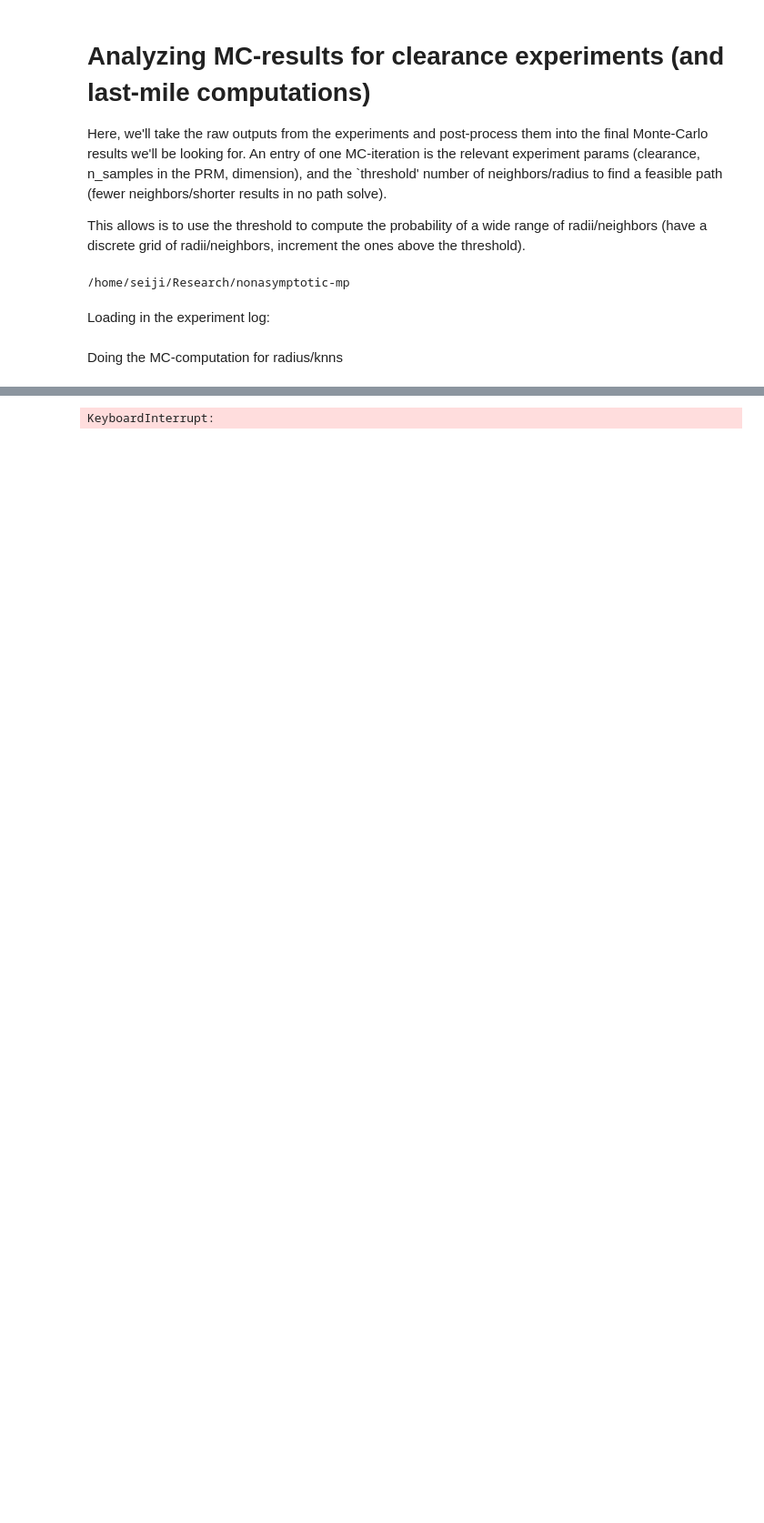
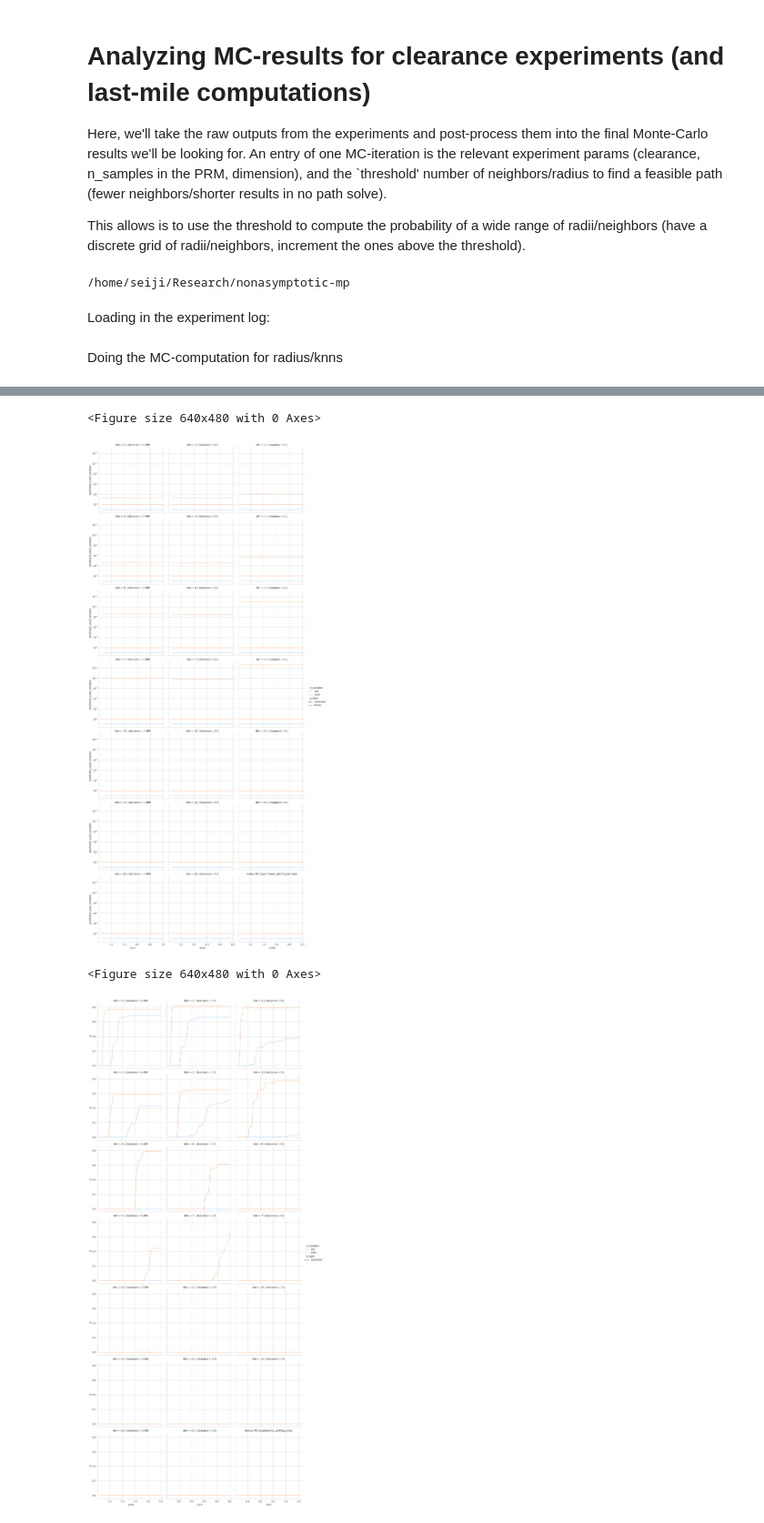
Before and after one commit to robustrobotics/nonasymptotic-mp, a Jupyter notebook: notebooks/narrow_clearance_exps_results.ipynb, the cells around one changed output, grey strips where cells are left out. Shown at 91% size. Drawn from its saved outputs; the diff is of its cells as text; code cells hidden in the pictures; blank space fills up the shorter version.

```diff
--- a/notebooks/narrow_clearance_exps_results.ipynb
+++ b/notebooks/narrow_clearance_exps_results.ipynb
@@ -101,5 +105,6 @@ looseness for that scenario. NOTE: We tried this, and it turns out the numerical
 # %%
-from nonasymptotic.bound import compute_sauer_shelah_bound_log2, compute_vol_unit_sphere
+from nonasymptotic.bound import compute_sauer_shelah_bound_log2, compute_vol_unit_sphere, \
+    doubling_sample_search_over_log2_prob_bound
 from nonasymptotic.envs import NarrowPassage
 
 # recompile the results into a dataframe and then use seaborn to plot.
@@ -118,44 +123,70 @@ for prm_type, _clearance, dim, n_samples in estimate_dict.keys():
         "p": estimates,
         "conn": np.arange(max_knn) if prm_type == 'knn' else rads,
         "p_type": ["estimated"] * max_knn if prm_type == 'knn' else ["estimated"] * n_radii,
+        "n_samples": [n_samples] * max_knn if prm_type == 'knn' else [n_samples] * n_radii,
+        "predicted_used_samples": [n_samples] * max_knn if prm_type == 'knn' else [n_samples] * n_radii,
     }
 
-    if prm_type == 'radius':
+    if prm_type == 'radius' and dim <= 7: # needed since numerics of higher dims craps out computation
+#         print('processing: ' + str((prm_type, clearance, dim, n_samples)))
         # compute corresponding theoretical quantities (using smallest Sauer-Shelah expression)
         vol_env = NarrowPassage(dim, clearance, seed=1999).vol
-        net_rads = np.array([clearance / 4] * n_radii) #np.minimum(rads / 8, clearance / 4) # clip for net radius corresponding to clearance of the passage
+        net_rads = np.minimum(rads / 8, clearance / 4)  # clip for net radius corresponding to clearance of the passage
         rhos = (compute_vol_unit_sphere(dim) / vol_env) * (net_rads ** dim)
+
+        # compute what the bound would say now.
         log2_ss_probs = np.array([compute_sauer_shelah_bound_log2(n_samples, _rho, dim + 1) for _rho in rhos])
         ss_probs = 2 ** log2_ss_probs
+
+        # compute what the number samples _would_ be given the MC estimate.
+        ss_log2_bound_funcs = [lambda _ns: compute_sauer_shelah_bound_log2(_ns, _rho, dim + 1) for _rho in rhos]
+        pred_samples = [
+            doubling_sample_search_over_log2_prob_bound(_bf, _sp)
+            for _bf, _sp in zip(ss_log2_bound_funcs, estimates)
+        ]
+
         dict_for_df['p'] = np.concatenate([dict_for_df['p'], ss_probs])
         dict_for_df['conn'] = np.concatenate([dict_for_df['conn'], rads])
         dict_for_df['p_type'] += ["theory"] * n_radii
+        dict_for_df['n_samples'] += [n_samples] * n_radii
+        dict_for_df['predicted_used_samples'] += pred_samples
 
     # construct dataframe
     _df = pd.DataFrame(dict_for_df)
     _df['prm_type'] = prm_type
     _df['clearance'] = _clearance
     _df['dim'] = dim
-    _df['n_samples'] = n_samples
     plot_dfs.append(_df)
 plot_df = pd.concat(plot_dfs)
 
 # in this scenario, it makes sense to plot knn and radius prms separately
 radius_plot_df = plot_df[plot_df['prm_type'] == 'radius']
 knn_plot_df = plot_df[plot_df['prm_type'] == 'knn']
 
 plt.figure()
 sns.set_theme(style="whitegrid")
-sns.relplot(data=radius_plot_df, x='conn', y='p', row='dim', col='clearance', hue='n_samples',  style='p_type',
+g = sns.relplot(data=radius_plot_df, x='conn', y='predicted_used_samples', row='dim', col='clearance', hue='n_samples', style="p_type",
             kind='line', palette=sns.color_palette("pastel"))
-plt.title('Radius MC Experiments')
+g.set(yscale='log')
+plt.title('Radius MC Experiments, plotting Samples')
+plt.show()
+
+# here, the theoretical bound is ommited (since it's vacuous)
+plt.figure()
+sns.set_theme(style="whitegrid")
+sns.relplot(data=radius_plot_df[radius_plot_df['p_type'] == 'estimated'], x='conn', y='p', row='dim', col='clearance', hue='n_samples', style='p_type',
+            kind='line', palette=sns.color_palette("pastel"))
+plt.title('Radius MC Experiments, plotting probs')
 plt.show()
 
 plt.figure()
 sns.set_theme(style="whitegrid")
-sns.relplot(data=knn_plot_df, x='conn', y='p', row='dim', col='clearance', hue='n_samples',  style='p_type',
+sns.relplot(data=knn_plot_df, x='conn', y='p', row='dim', col='clearance', hue='n_samples', style='p_type',
             kind='line', palette=sns.color_palette("pastel"))
 plt.title('KNN MC Experiments')
 plt.show()
 # %% [output]
-KeyboardInterrupt:
+<Figure size 640x480 with 0 Axes>
+[figure, added]
+<Figure size 640x480 with 0 Axes>
+[figure, added]
```
Also changed, not shown: parts of 3 cells of this notebook.
